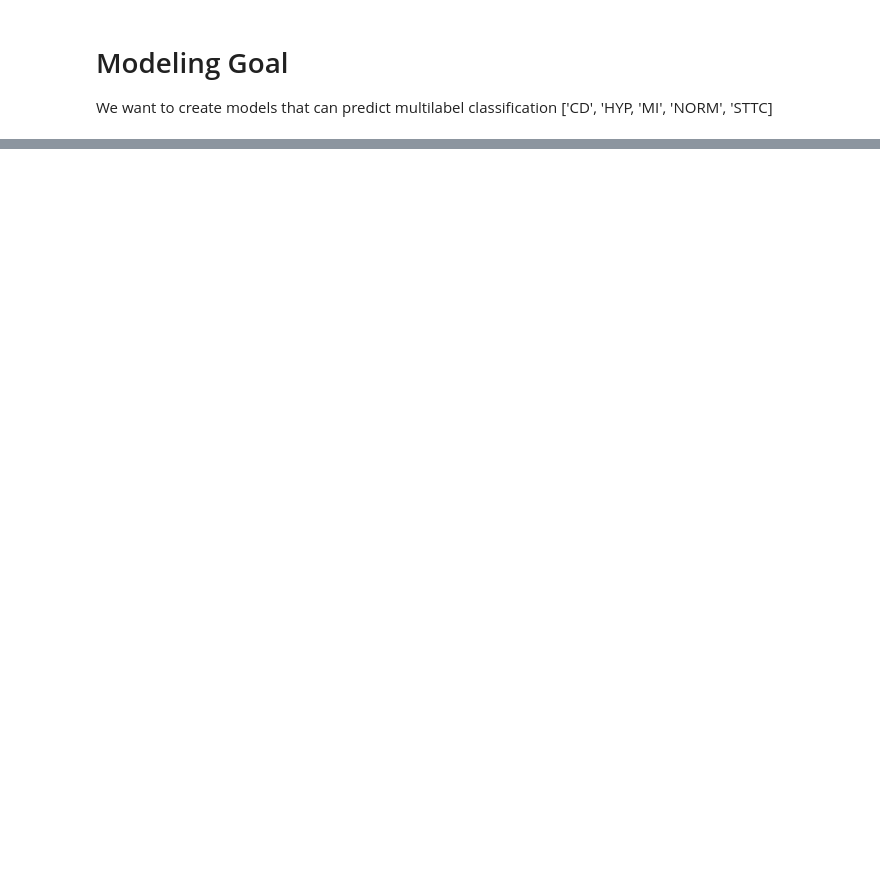
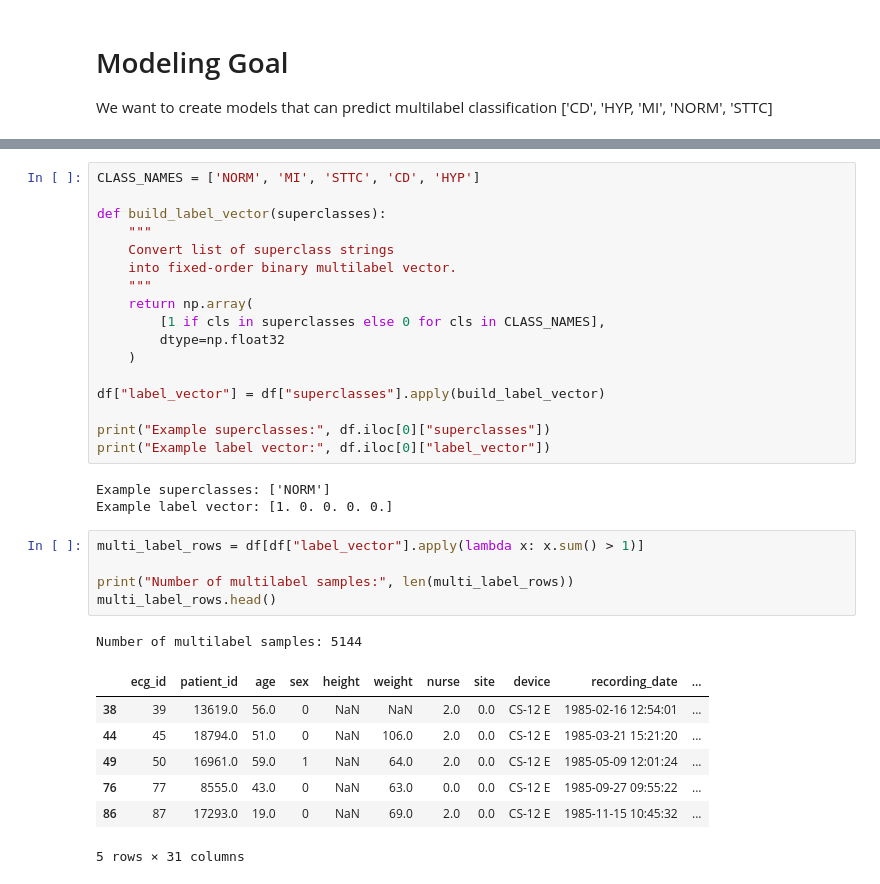
Before and after one commit to cristopher-d-delgado/ecg-ai-statistical-evaluation, a Jupyter notebook: notebooks/modeling.ipynb, the cells around one changed output, grey strips where cells are left out. Saved outputs shown, nothing was run; the diff lists cells and outputs as text; blank space fills up the shorter version.

```diff
--- a/notebooks/modeling.ipynb
+++ b/notebooks/modeling.ipynb
@@ -236,0 +505,34 @@ import seaborn as sns
+# %%
+CLASS_NAMES = ['NORM', 'MI', 'STTC', 'CD', 'HYP']
+
+def build_label_vector(superclasses):
+    """
+    Convert list of superclass strings
+    into fixed-order binary multilabel vector.
+    """
+    return np.array(
+        [1 if cls in superclasses else 0 for cls in CLASS_NAMES],
+        dtype=np.float32
+    )
+
+df["label_vector"] = df["superclasses"].apply(build_label_vector)
+
+print("Example superclasses:", df.iloc[0]["superclasses"])
+print("Example label vector:", df.iloc[0]["label_vector"])
+# %% [output]
+Example superclasses: ['NORM']
+Example label vector: [1. 0. 0. 0. 0.]
+# %%
+multi_label_rows = df[df["label_vector"].apply(lambda x: x.sum() > 1)]
+
+print("Number of multilabel samples:", len(multi_label_rows))
+multi_label_rows.head()
+# %% [output]
+Number of multilabel samples: 5144
+|  | ecg_id | patient_id | age | sex | height | weight | nurse | site | device | recording_date | ... |
+| 38 | 39 | 13619.0 | 56.0 | 0 | NaN | NaN | 2.0 | 0.0 | CS-12 E | 1985-02-16 12:54:01 | ... |
+| 44 | 45 | 18794.0 | 51.0 | 0 | NaN | 106.0 | 2.0 | 0.0 | CS-12 E | 1985-03-21 15:21:20 | ... |
+| 49 | 50 | 16961.0 | 59.0 | 1 | NaN | 64.0 | 2.0 | 0.0 | CS-12 E | 1985-05-09 12:01:24 | ... |
+| 76 | 77 | 8555.0 | 43.0 | 0 | NaN | 63.0 | 0.0 | 0.0 | CS-12 E | 1985-09-27 09:55:22 | ... |
+| 86 | 87 | 17293.0 | 19.0 | 0 | NaN | 69.0 | 2.0 | 0.0 | CS-12 E | 1985-11-15 10:45:32 | ... |
+5 rows × 31 columns
```
Also changed, not shown: parts of 15 cells of this notebook.
